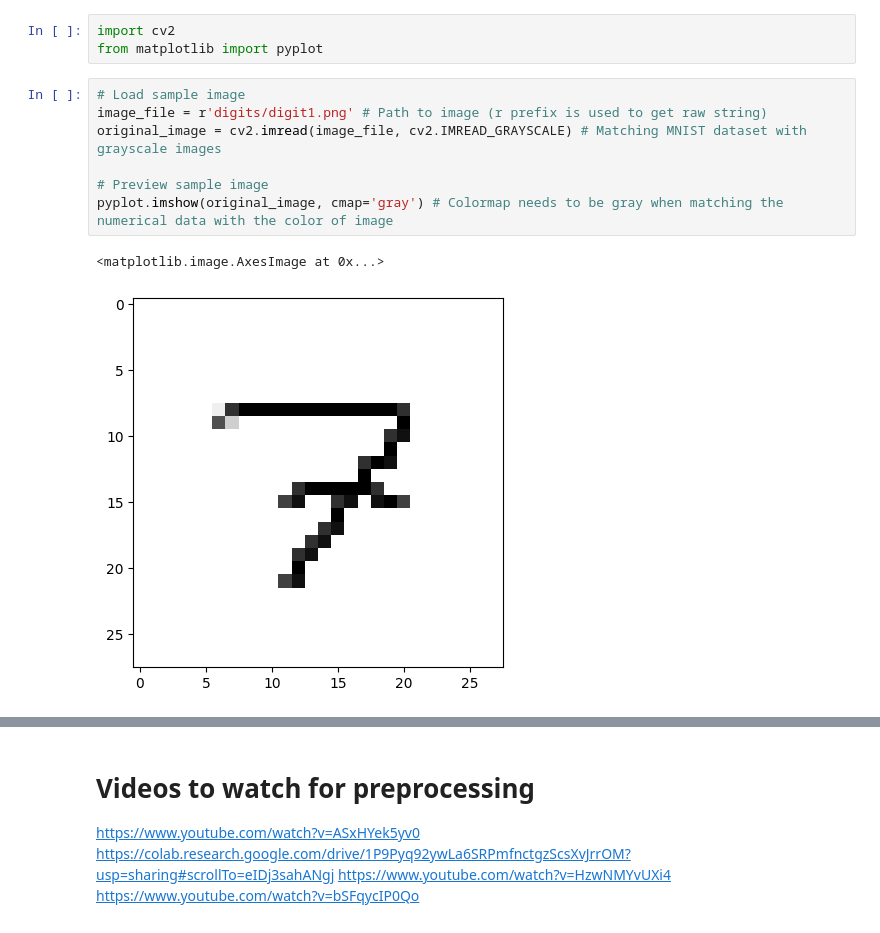
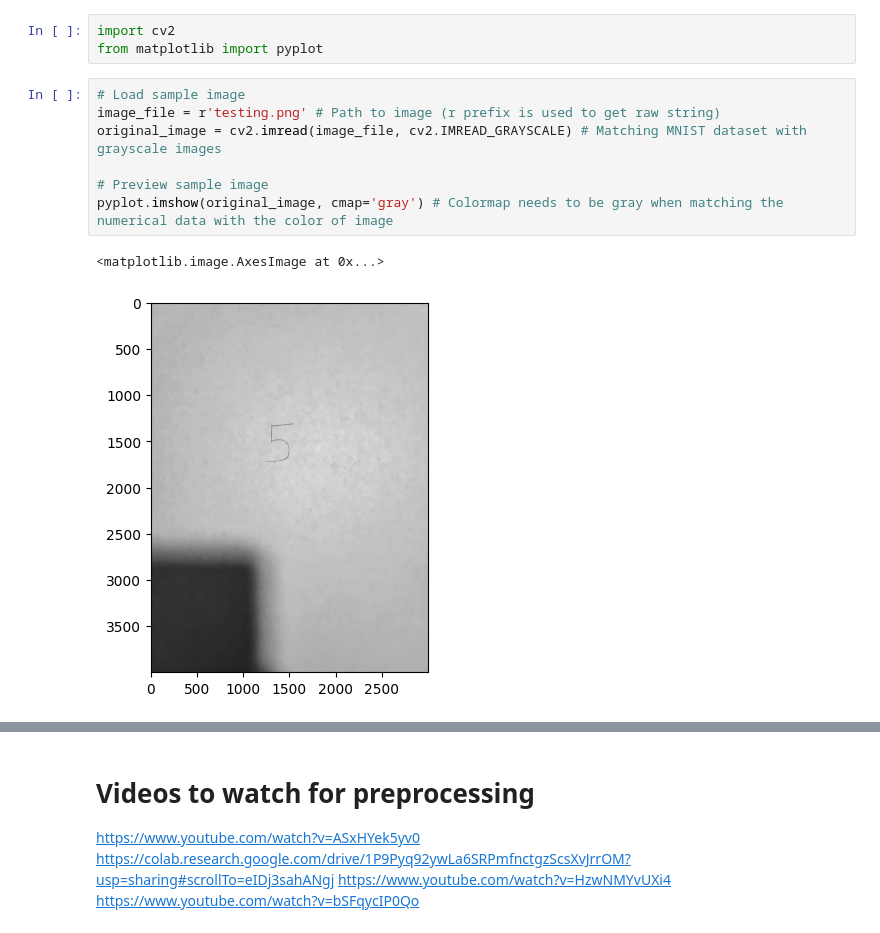
Before and after one commit to ojas-chaturvedi/Digit-Recognizer, a Jupyter notebook: model/image-formatter.ipynb, the cells around one changed output, grey strips where cells are left out. Saved outputs shown, nothing was run; the diff lists cells and outputs as text.

Commit message:
Continued work on preprocessing of images

```diff
--- a/model/image-formatter.ipynb
+++ b/model/image-formatter.ipynb
@@ -3,14 +3,14 @@ import cv2
 from matplotlib import pyplot
 # %%
 # Load sample image
-image_file = r'digits/digit1.png' # Path to image (r prefix is used to get raw string)
+image_file = r'testing.png' # Path to image (r prefix is used to get raw string)
 original_image = cv2.imread(image_file, cv2.IMREAD_GRAYSCALE) # Matching MNIST dataset with grayscale images
 
 # Preview sample image
 pyplot.imshow(original_image, cmap='gray') # Colormap needs to be gray when matching the numerical data with the color of image
 # %% [output]
 <matplotlib.image.AxesImage at 0x...>
-[figure, old version]
+[figure, new version]
 # %%
 # Format Image
 resized_image = cv2.bitwise_not(cv2.resize(original_image, (28, 28), interpolation=cv2.INTER_LANCZOS4)) # Resizes image to 28x28 using Lanczos Interpolation
```
Also changed, not shown: parts of 3 cells of this notebook, 6 other files.
